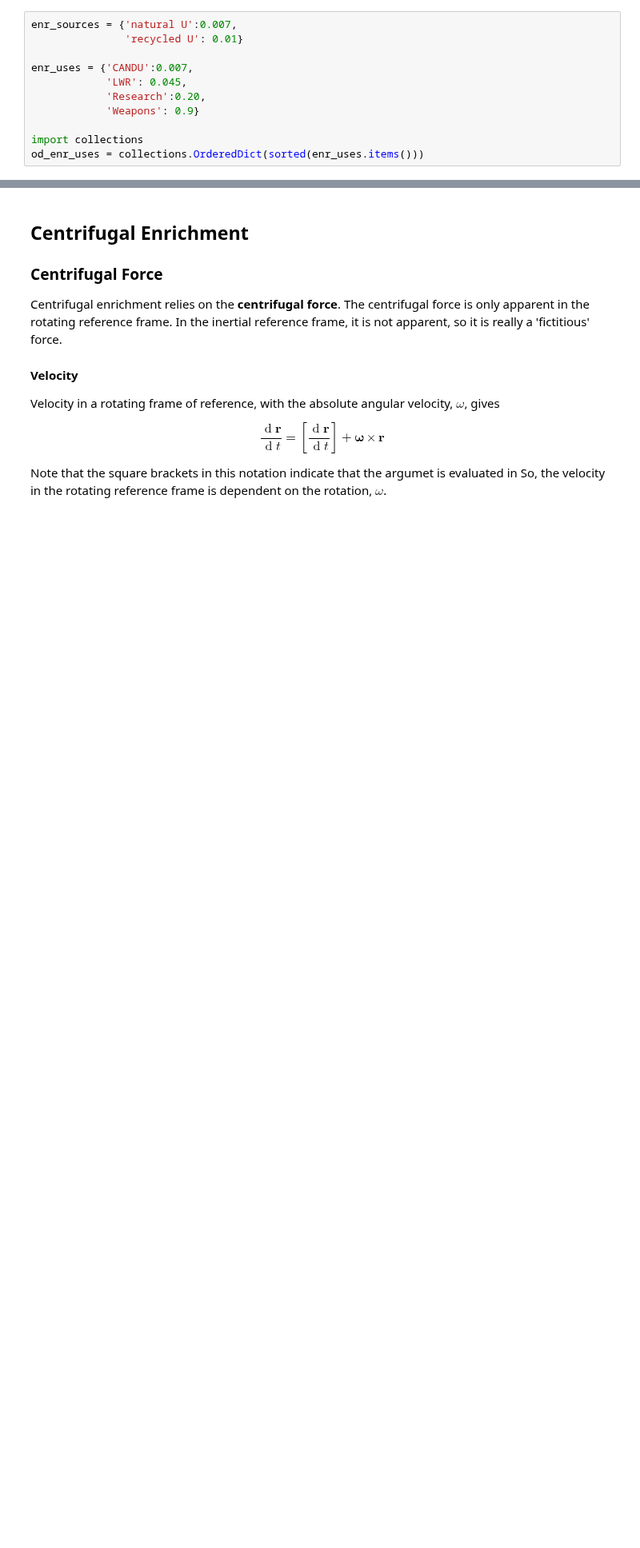
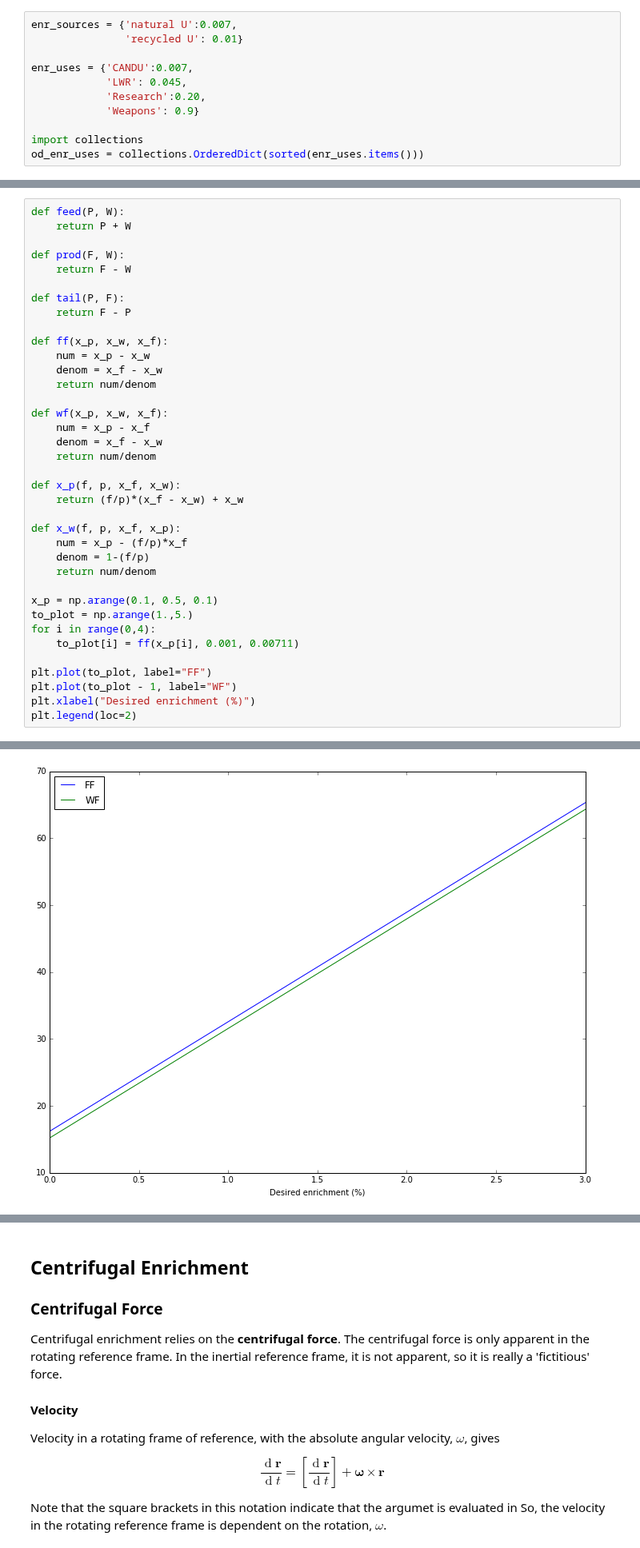
Before and after one commit to katyhuff/npre412, a Jupyter notebook: enrichment/enrichment.ipynb, the cells around one changed output, grey strips where cells are left out. Shown at 80% size. Drawn from its saved outputs; the diff is of its cells as text; blank space fills up the shorter version.

```diff
--- a/enrichment/enrichment.ipynb
+++ b/enrichment/enrichment.ipynb
@@ -143,0 +171,38 @@ TypeError: swu_factor() missing 1 required positional argument: 'x'
+# %%
+def feed(P, W):
+    return P + W
+
+def prod(F, W):
+    return F - W
+
+def tail(P, F):
+    return F - P
+
+def ff(x_p, x_w, x_f):
+    num = x_p - x_w
+    denom = x_f - x_w
+    return num/denom
+
+def wf(x_p, x_w, x_f):
+    num = x_p - x_f
+    denom = x_f - x_w
+    return num/denom
+
+def x_p(f, p, x_f, x_w):
+    return (f/p)*(x_f - x_w) + x_w
+
+def x_w(f, p, x_f, x_p):
+    num = x_p - (f/p)*x_f
+    denom = 1-(f/p)
+    return num/denom
+
+x_p = np.arange(0.1, 0.5, 0.1)
+to_plot = np.arange(1.,5.)
+for i in range(0,4):
+    to_plot[i] = ff(x_p[i], 0.001, 0.00711)
+
+plt.plot(to_plot, label="FF")
+plt.plot(to_plot - 1, label="WF")
+plt.xlabel("Desired enrichment (%)")
+plt.legend(loc=2)
+# %% [output]
@@ -143,0 +210 @@ TypeError: swu_factor() missing 1 required positional argument: 'x'
+[figure, added]
```
Also changed, not shown: parts of 22 cells of this notebook.
